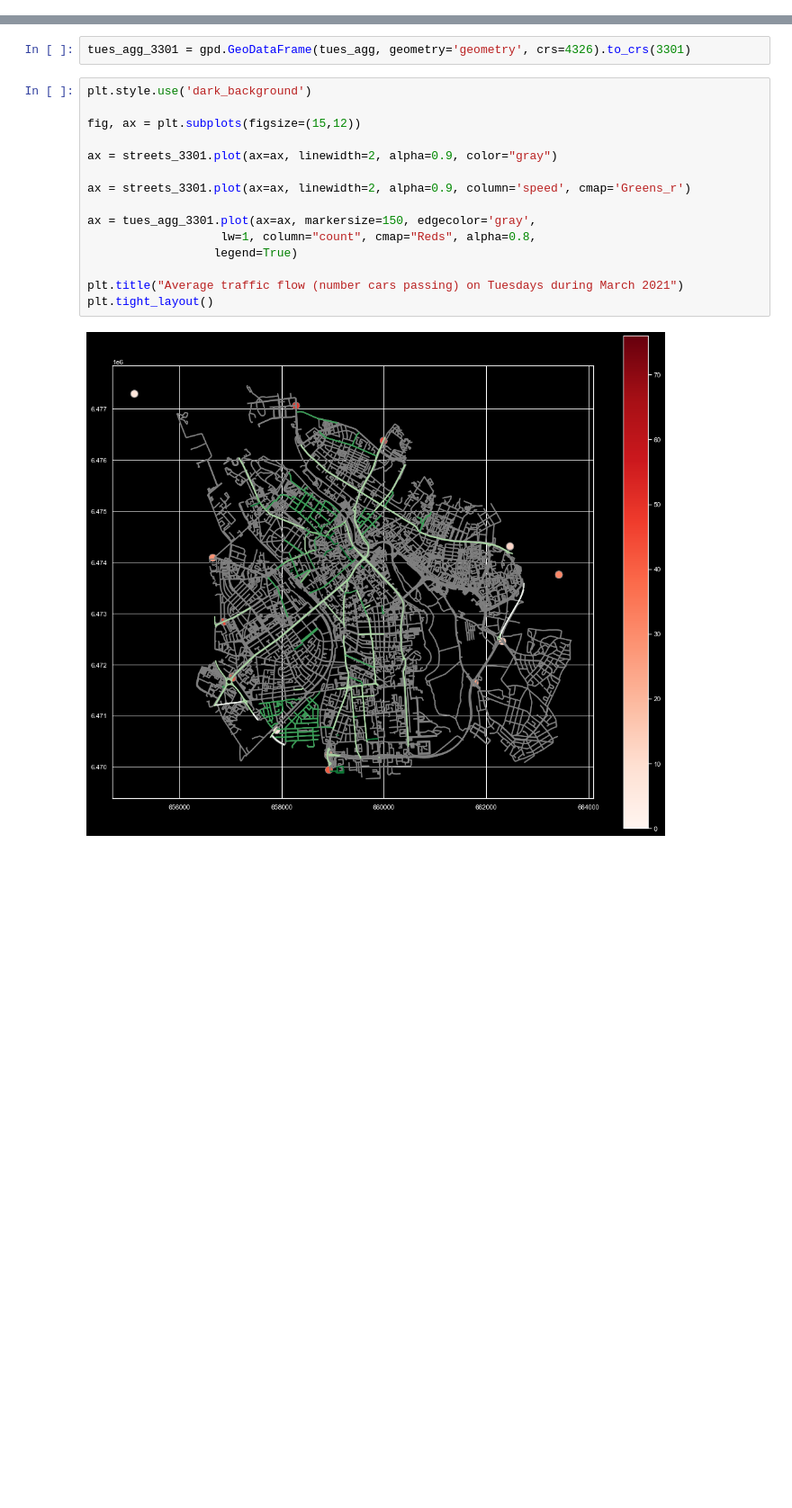
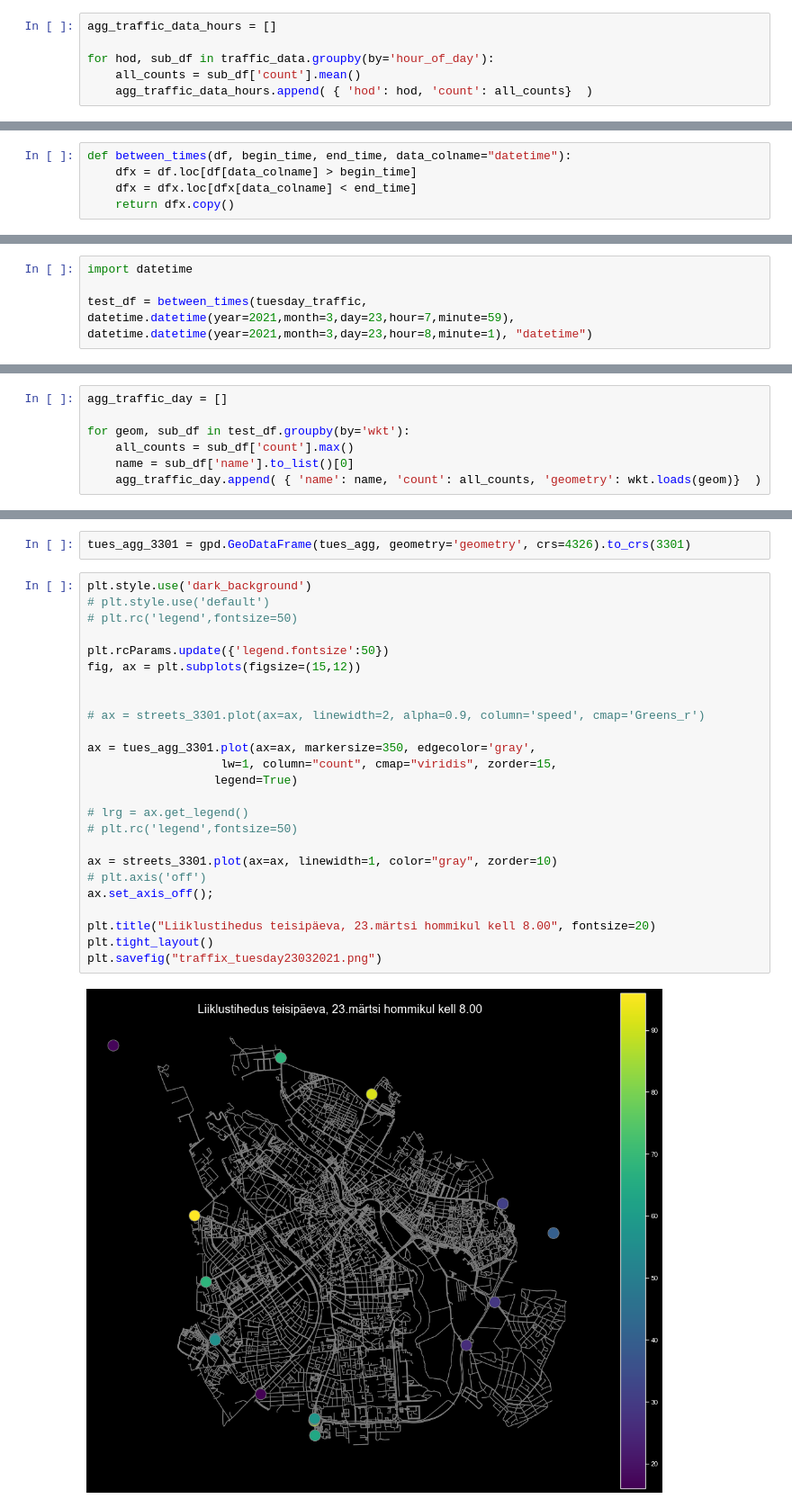
Before and after one commit to allixender/testgeo2021a, a Jupyter notebook: L4/lesson4_osm_urban.ipynb, the cells around one changed output, grey strips where cells are left out. Shown at 90% size. Cells and saved outputs as stored; diff of their text form; blank space fills up the shorter version.

```diff
--- a/L4/lesson4_osm_urban.ipynb
+++ b/L4/lesson4_osm_urban.ipynb
@@ -267,0 +284,6 @@ nava_hod_sum_df.plot(kind='bar')
+# %%
+agg_traffic_data_hours = []
+
+for hod, sub_df in traffic_data.groupby(by='hour_of_day'):
+    all_counts = sub_df['count'].mean()
+    agg_traffic_data_hours.append( { 'hod': hod, 'count': all_counts}  )
@@ -316,3 +355,8 @@ traffic_data['day_of_week'] = traffic_data['datetime'].apply(lambda dtx: dtx.day
 tuesday_traffic = traffic_data.loc[traffic_data['day_of_week'] == 1].copy()
 
 tuesday_traffic['wkt'] = tuesday_traffic['geometry'].apply(lambda g: g.wkt)
+# %%
+def between_times(df, begin_time, end_time, data_colname="datetime"):
+    dfx = df.loc[df[data_colname] > begin_time]
+    dfx = dfx.loc[dfx[data_colname] < end_time]
+    return dfx.copy()
@@ -318,0 +370,4 @@ tuesday_traffic['wkt'] = tuesday_traffic['geometry'].apply(lambda g: g.wkt)
+# %%
+import datetime
+
+test_df = between_times(tuesday_traffic, datetime.datetime(year=2021,month=3,day=23,hour=7,minute=59), datetime.datetime(year=2021,month=3,day=23,hour=8,minute=1), "datetime")
@@ -319,3 +381,10 @@ tuesday_traffic['wkt'] = tuesday_traffic['geometry'].apply(lambda g: g.wkt)
+# %%
+agg_traffic_day = []
+
+for geom, sub_df in test_df.groupby(by='wkt'):
+    all_counts = sub_df['count'].max()
+    name = sub_df['name'].to_list()[0]
+    agg_traffic_day.append( { 'name': name, 'count': all_counts, 'geometry': wkt.loads(geom)}  )
 # %%
 from shapely import wkt
 
@@ -346,18 +419,28 @@ tues_agg
 tues_agg_3301 = gpd.GeoDataFrame(tues_agg, geometry='geometry', crs=4326).to_crs(3301)
 # %%
 plt.style.use('dark_background')
+# plt.style.use('default')
+# plt.rc('legend',fontsize=50)
 
+plt.rcParams.update({'legend.fontsize':50})
 fig, ax = plt.subplots(figsize=(15,12))
 
-ax = streets_3301.plot(ax=ax, linewidth=2, alpha=0.9, color="gray")
 
-ax = streets_3301.plot(ax=ax, linewidth=2, alpha=0.9, column='speed', cmap='Greens_r')
+# ax = streets_3301.plot(ax=ax, linewidth=2, alpha=0.9, column='speed', cmap='Greens_r')
 
-ax = tues_agg_3301.plot(ax=ax, markersize=150, edgecolor='gray',
-                   lw=1, column="count", cmap="Reds", alpha=0.8,
+ax = tues_agg_3301.plot(ax=ax, markersize=350, edgecolor='gray',
+                   lw=1, column="count", cmap="viridis", zorder=15,
                   legend=True)
 
-plt.title("Average traffic flow (number cars passing) on Tuesdays during March 2021")
+# lrg = ax.get_legend()
+# plt.rc('legend',fontsize=50)
+
+ax = streets_3301.plot(ax=ax, linewidth=1, color="gray", zorder=10)
+# plt.axis('off')
+ax.set_axis_off();
+
+plt.title("Liiklustihedus teisipäeva, 23.märtsi hommikul kell 8.00", fontsize=20)
 plt.tight_layout()
+plt.savefig("traffix_tuesday23032021.png")
 # %% [output]
-[figure, old version]
+[figure, new version]
```
Also changed, not shown: parts of 10 cells of this notebook, 8 other files.
